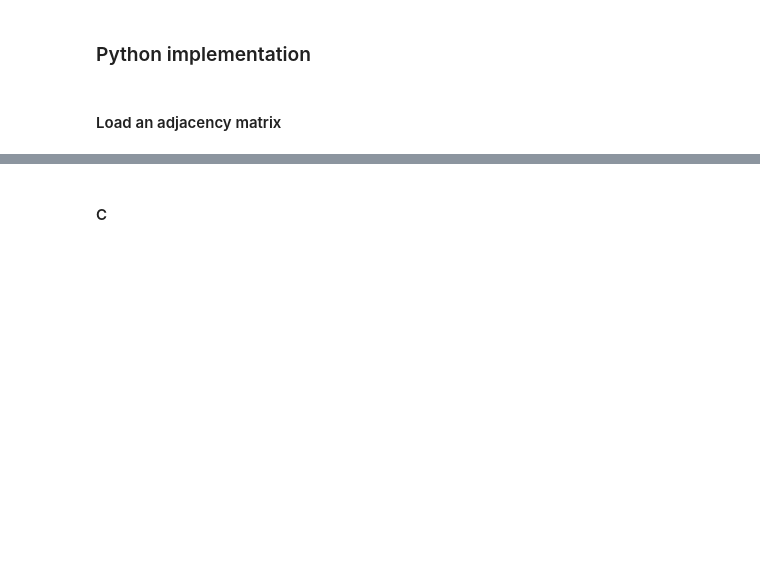
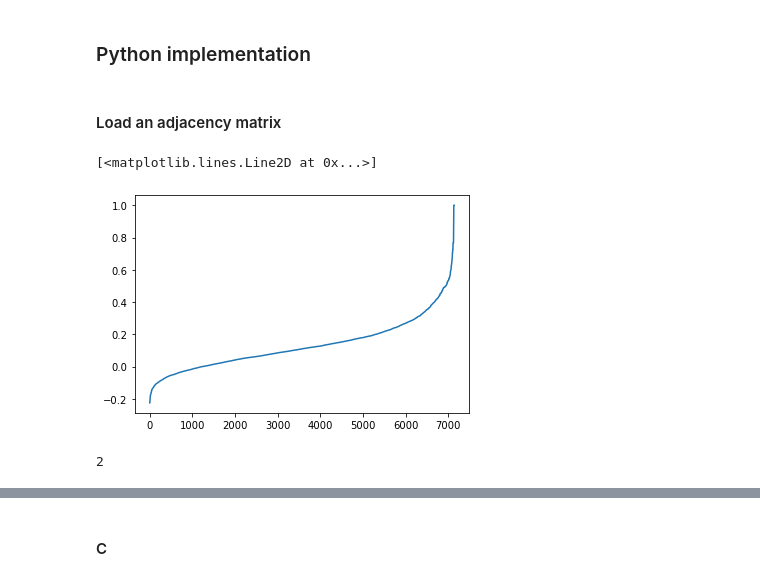
Before and after one commit to ViniciusLima94/RandomizeEdges, a Jupyter notebook: Randomize Adjacency-wei.ipynb, the cells around one changed output, grey strips where cells are left out. Saved outputs shown, nothing was run; the diff lists cells and outputs as text; code cells hidden in the pictures; blank space fills up the shorter version.

```diff
--- a/Randomize Adjacency-wei.ipynb
+++ b/Randomize Adjacency-wei.ipynb
@@ -93,8 +93,10 @@ _randomize_adjacency_wei_jit = nb.jit(nopython=True)(_randomize_adjacency_wei)
 # %% [markdown]
 #### Load an adjacency matrix
 # %%
-A = np.loadtxt('adj.txt',delimiter=' ', dtype=int)
+A = np.load("fc.npy") #np.loadtxt('adj.txt',delimiter=' ', dtype=int)
-# %%
-A = A * np.random.randint(0,10,A.shape)
-A = (A+A.T)/2
-np.fill_diagonal(A,1)
+# %%
+B = A[np.triu_indices(120,1)]
+plt.plot(np.sort(B))
+# %% [output]
+[<matplotlib.lines.Line2D at 0x...>]
+[figure, added]
@@ -100,0 +173,4 @@ np.fill_diagonal(A,1)
+# %%
+count
+# %% [output]
+2
```
Also changed, not shown: parts of 15 cells of this notebook, 1 other file.
